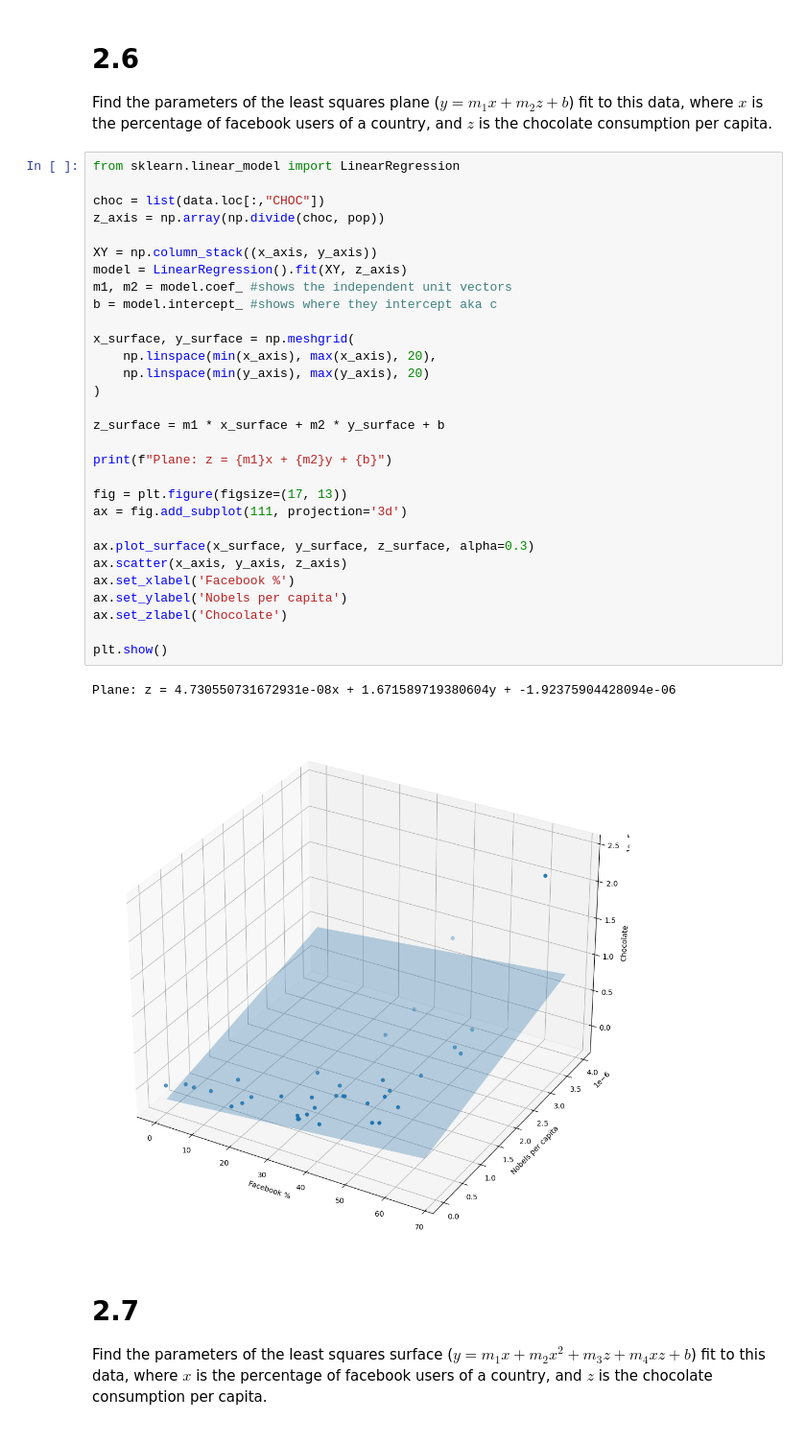
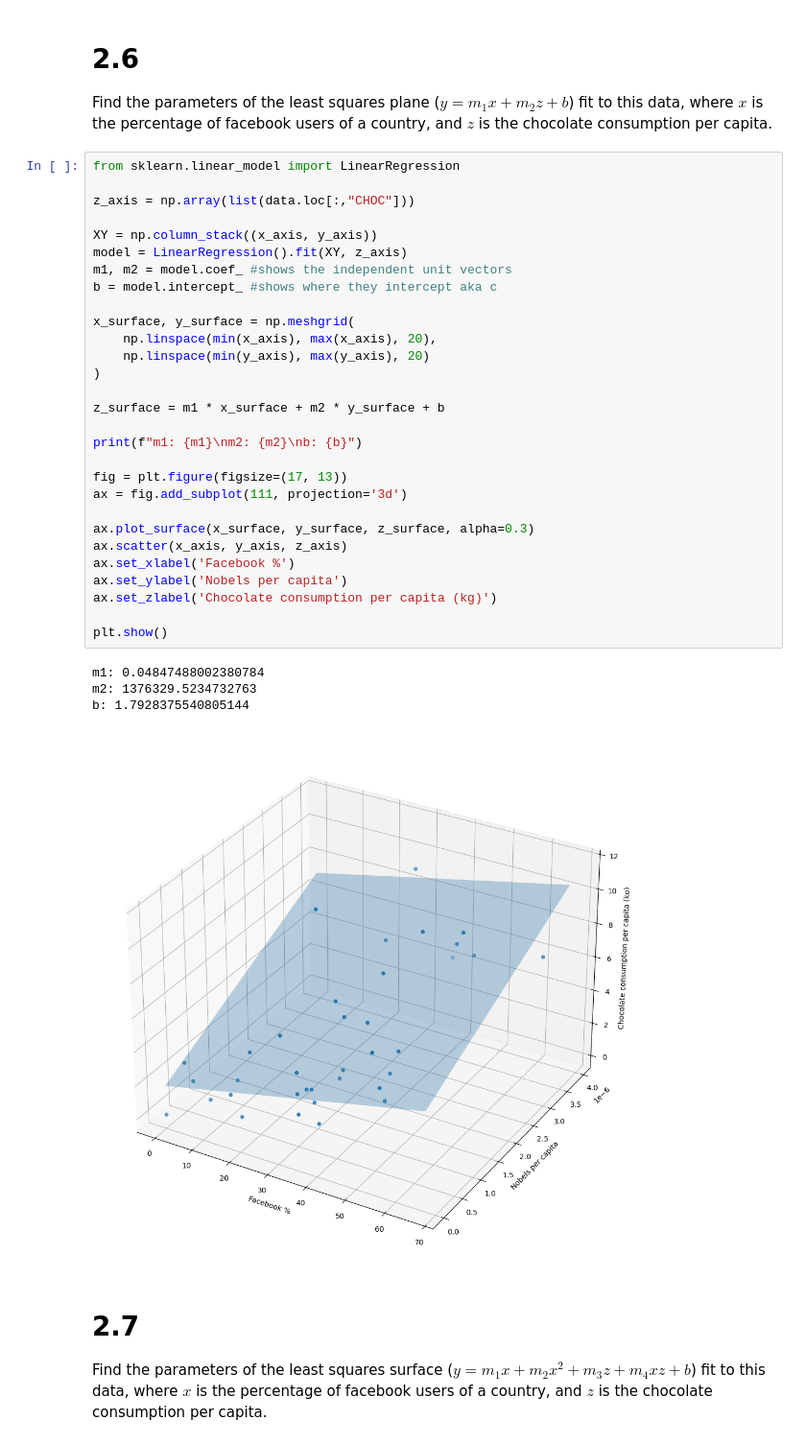
Before and after one commit to noa-bit/dm1590-labs, a Jupyter notebook: lab-3/DM1590_Lab3.ipynb, the cells around one changed output. Shown at 96% size. Drawn from its saved outputs; the diff is of its cells as text.

```diff
--- a/lab-3/DM1590_Lab3.ipynb
+++ b/lab-3/DM1590_Lab3.ipynb
@@ -327,36 +326,37 @@ Find the parameters of the least squares plane ($y = m_1x + m_2z + b$) fit to th
 # %%
 from sklearn.linear_model import LinearRegression
 
-choc = list(data.loc[:,"CHOC"])
-z_axis = np.array(np.divide(choc, pop))
+z_axis = np.array(list(data.loc[:,"CHOC"]))
 
 XY = np.column_stack((x_axis, y_axis))
 model = LinearRegression().fit(XY, z_axis)
 m1, m2 = model.coef_ #shows the independent unit vectors
 b = model.intercept_ #shows where they intercept aka c
 
 x_surface, y_surface = np.meshgrid(
     np.linspace(min(x_axis), max(x_axis), 20),
     np.linspace(min(y_axis), max(y_axis), 20)
 )
 
 z_surface = m1 * x_surface + m2 * y_surface + b
 
-print(f"Plane: z = {m1}x + {m2}y + {b}")
+print(f"m1: {m1}\nm2: {m2}\nb: {b}")
 
 fig = plt.figure(figsize=(17, 13))
 ax = fig.add_subplot(111, projection='3d')
 
 ax.plot_surface(x_surface, y_surface, z_surface, alpha=0.3)
 ax.scatter(x_axis, y_axis, z_axis)
 ax.set_xlabel('Facebook %')
 ax.set_ylabel('Nobels per capita')
-ax.set_zlabel('Chocolate')
+ax.set_zlabel('Chocolate consumption per capita (kg)')
 
 plt.show()
 # %% [output]
-Plane: z = 4.730550731672931e-08x + 1.671589719380604y + -1.92375904428094e-06
+m1: 0.04847488002380784
+m2: 1376329.5234732763
+b: 1.7928375540805144
-[figure, old version]
+[figure, new version]
 # %% [markdown]
 # 2.7
 
```
Also changed, not shown: parts of 10 cells of this notebook.
